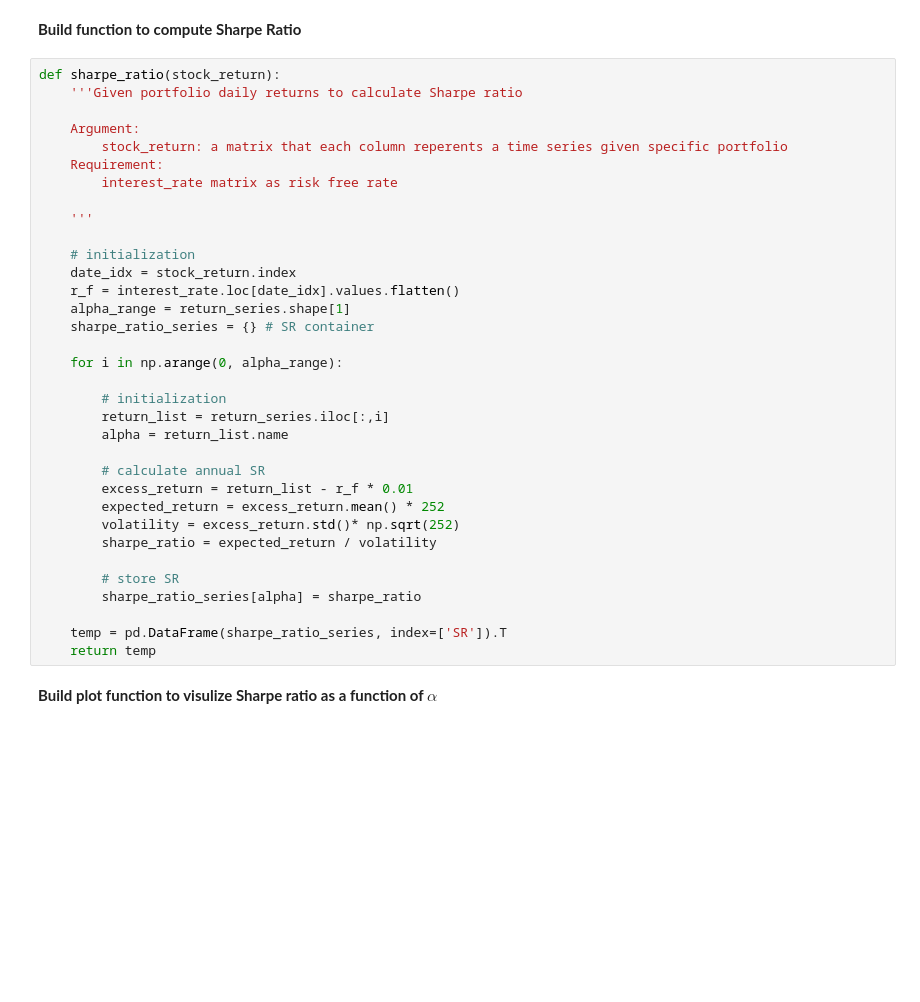
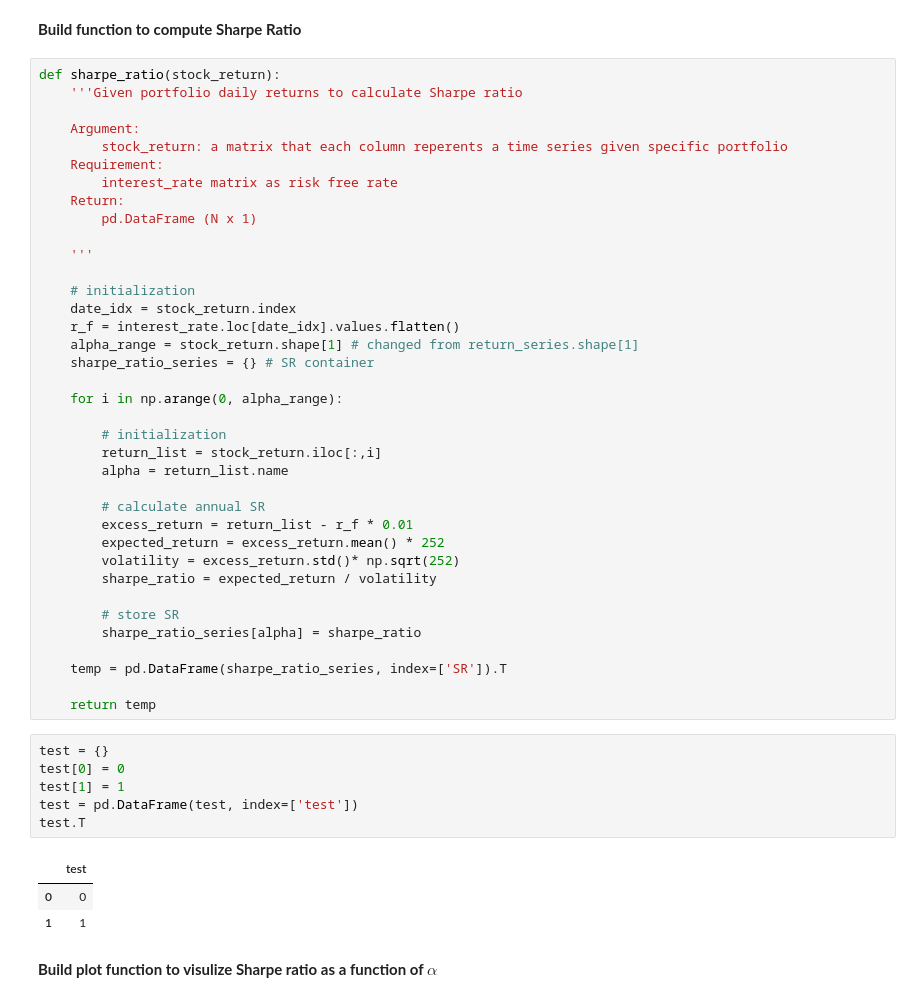
Before and after one commit to ChengLuFred/Portfolio-Selection-via-TBN, a Jupyter notebook: supplement/subject_exam.ipynb, the cells around one changed output. Drawn from its saved outputs; the diff is of its cells as text; blank space fills up the shorter version.

```diff
--- a/supplement/subject_exam.ipynb
+++ b/supplement/subject_exam.ipynb
@@ -329,19 +346,21 @@ def sharpe_ratio(stock_return):
         stock_return: a matrix that each column reperents a time series given specific portfolio
     Requirement:
         interest_rate matrix as risk free rate
+    Return:
+        pd.DataFrame (N x 1)
 
     '''
 
     # initialization
     date_idx = stock_return.index
     r_f = interest_rate.loc[date_idx].values.flatten()
-    alpha_range = return_series.shape[1]
+    alpha_range = stock_return.shape[1] # changed from return_series.shape[1]
     sharpe_ratio_series = {} # SR container
 
     for i in np.arange(0, alpha_range):
 
         # initialization
-        return_list = return_series.iloc[:,i]
+        return_list = stock_return.iloc[:,i]
         alpha = return_list.name
 
         # calculate annual SR
@@ -354,7 +373,18 @@ def sharpe_ratio(stock_return):
         sharpe_ratio_series[alpha] = sharpe_ratio
 
     temp = pd.DataFrame(sharpe_ratio_series, index=['SR']).T
+
     return temp
+# %%
+test = {}
+test[0] = 0
+test[1] = 1
+test = pd.DataFrame(test, index=['test'])
+test.T
+# %% [output]
+|  | test |
+| 0 | 0 |
+| 1 | 1 |
 # %% [markdown]
 **Build plot function to visulize Sharpe ratio as a function of $\alpha$**
 # %%
```
Also changed, not shown: parts of 19 cells of this notebook, 10 other files.
